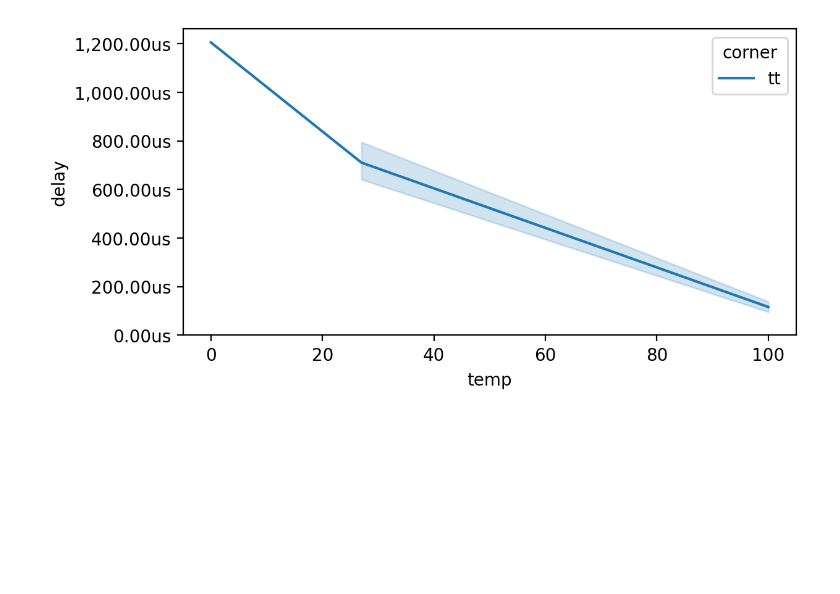
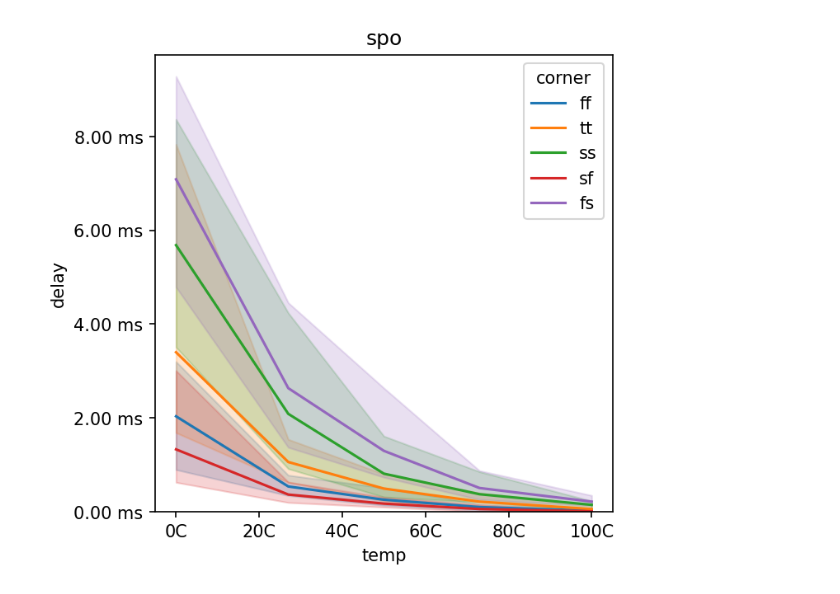
Before and after one commit to obriensp/tt10-spo-por, a Jupyter notebook: analysis/por.ipynb, the cells around one changed output. Saved outputs shown, nothing was run; the diff lists cells and outputs as text; code cells hidden in the pictures; blank space fills up the shorter version.

```diff
--- a/analysis/por.ipynb
+++ b/analysis/por.ipynb
@@ -24,11 +32,13 @@ plt.show()
 # %%
 fig, ax = plt.subplots()
-sns.lineplot(x='temp', y='delay', hue='corner', data=df.query('corner == "tt"'))
-#ax.xaxis.set_major_formatter(ticker.FuncFormatter(lambda x, pos: '{:,.2f}'.format(x) + 'V'))
-ax.yaxis.set_major_formatter(ticker.FuncFormatter(lambda x, pos: '{:,.2f}'.format(x*1000000) + 'us'))
+sns.lineplot(x='temp', y='delay', hue='corner', errorbar=lambda x: (x.min(), x.max()), data=df)
+#sns.lineplot(x='temp', y='delay', errorbar=lambda x: (x.min(), x.max()), data=df)
+ax.xaxis.set_major_formatter(ticker.FuncFormatter(lambda x, pos: '{:,.0f}'.format(x) + 'C'))
+ax.yaxis.set_major_formatter(ticker.FuncFormatter(lambda x, pos: '{:,.2f}'.format(x*1000) + ' ms'))
 ax.set_ylim(ymin=0)
-ax.set_box_aspect(0.5)
-fig.set_dpi(200)
+ax.set_box_aspect(1)
+ax.set_title('spo')
+fig.set_dpi(150)
 plt.show()
 # %% [output]
-[figure, old version]
+[figure, new version]
```
Also changed, not shown: parts of 6 cells of this notebook, 10 other files.
